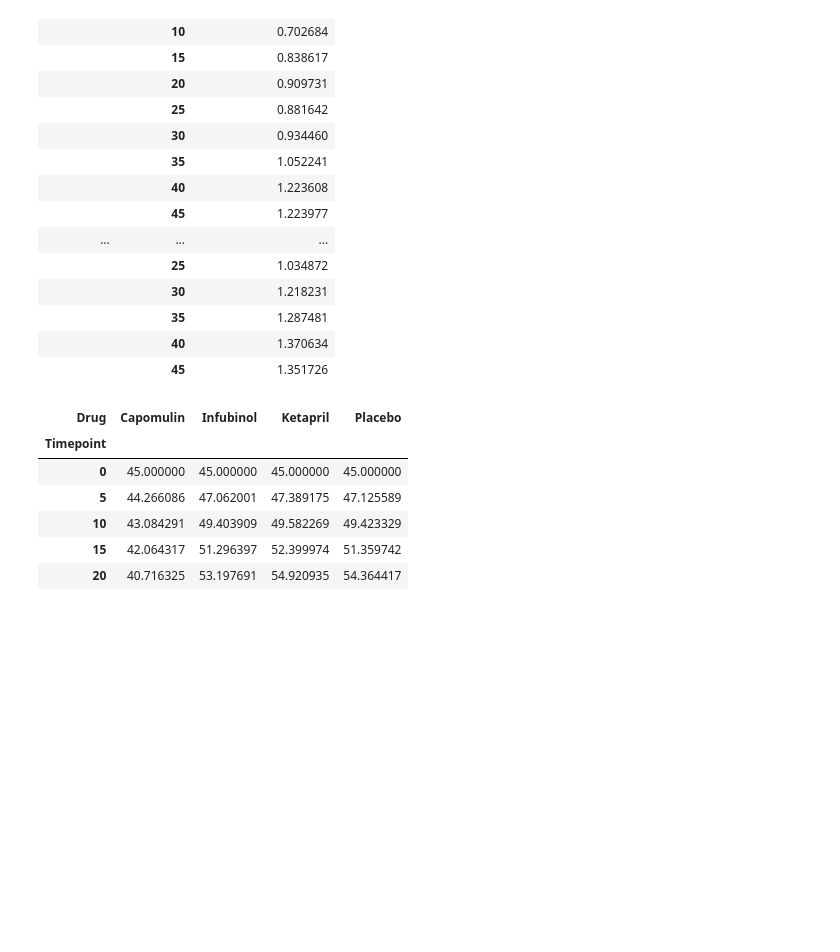
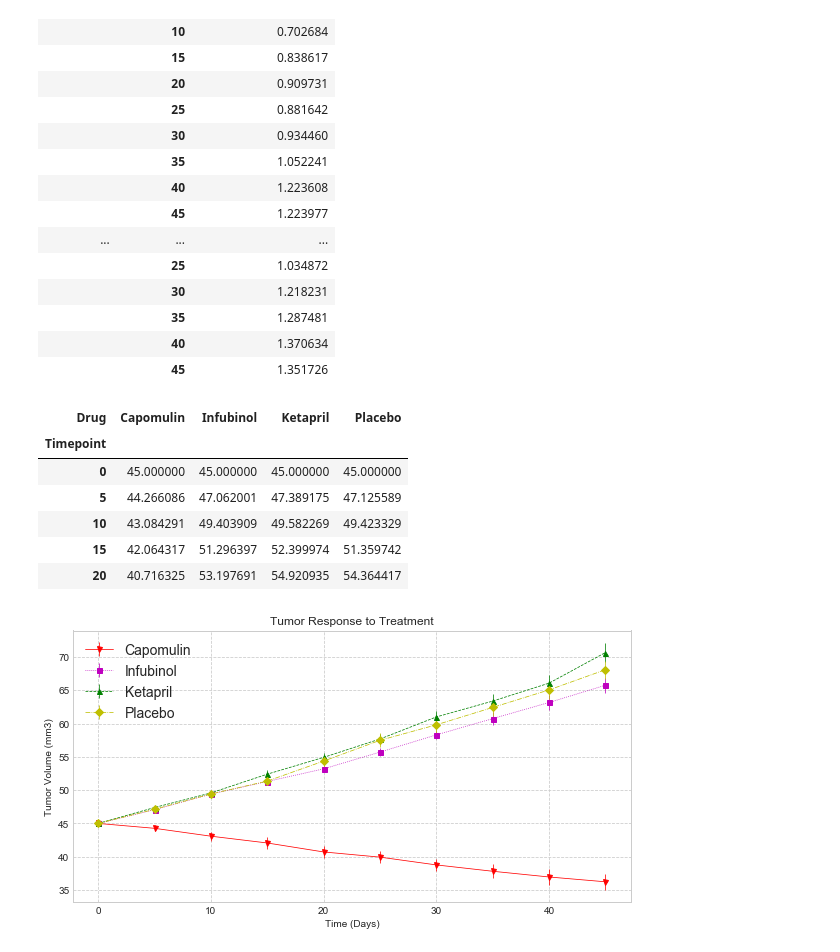
Before and after one commit to jehixson3/Charting-Pharmacutical-Data-with-Matplotlib, a Jupyter notebook: Pymaceuticals/pymaceuticals_starter.ipynb, the cells around one changed output. Saved outputs shown, nothing was run; the diff lists cells and outputs as text; code cells hidden in the pictures; blank space fills up the shorter version.

Commit message:
My first scatter plot is done

```diff
--- a/Pymaceuticals/pymaceuticals_starter.ipynb
+++ b/Pymaceuticals/pymaceuticals_starter.ipynb
@@ -138,3 +138,35 @@ mean_pivot.head()
 | 10 | 43.084291 | 49.403909 | 49.582269 | 49.423329 |
 | 15 | 42.064317 | 51.296397 | 52.399974 | 51.359742 |
 | 20 | 40.716325 | 53.197691 | 54.920935 | 54.364417 |
+# %%
+#Set up splatterplot
+x_axis = np.arange(0, 50, 10)
+x_limit = 45
+
+plt.figure(figsize=(10,5))
+
+# plt treatment by days(use index which is timepoint)
+
+plt.errorbar(mean_pivot.index, mean_pivot["Capomulin"], yerr=error_pivot["Capomulin"],\
+             color="r", marker="v", markersize=5, linestyle="solid", linewidth=0.75)
+plt.errorbar(mean_pivot.index, mean_pivot["Infubinol"], yerr=error_pivot["Infubinol"],\
+             color="m", marker="s", markersize=5, linestyle="dotted", linewidth=0.75)
+plt.errorbar(mean_pivot.index, mean_pivot["Ketapril"], yerr=error_pivot["Ketapril"],\
+             color="g", marker="^", markersize=5, linestyle="dashed", linewidth=0.75)
+plt.errorbar(mean_pivot.index, mean_pivot["Placebo"], yerr=error_pivot["Placebo"],\
+             color="y", marker="D", markersize=5, linestyle="dashdot", linewidth=0.75)
+
+
+# Set x and y axis labels and title of the chart
+plt.title("Tumor Response to Treatment")
+plt.xlabel("Time (Days)")
+plt.ylabel("Tumor Volume (mm3)")
+
+# Place dashed grid and legend in best location
+plt.grid(linestyle="dashed")
+plt.legend(drugs, loc='best', fontsize=14, fancybox=True)
+
+# Show the plot
+plt.show()
+# %% [output]
+[figure, added]
```
Also changed, not shown: parts of 1 cell of this notebook.
